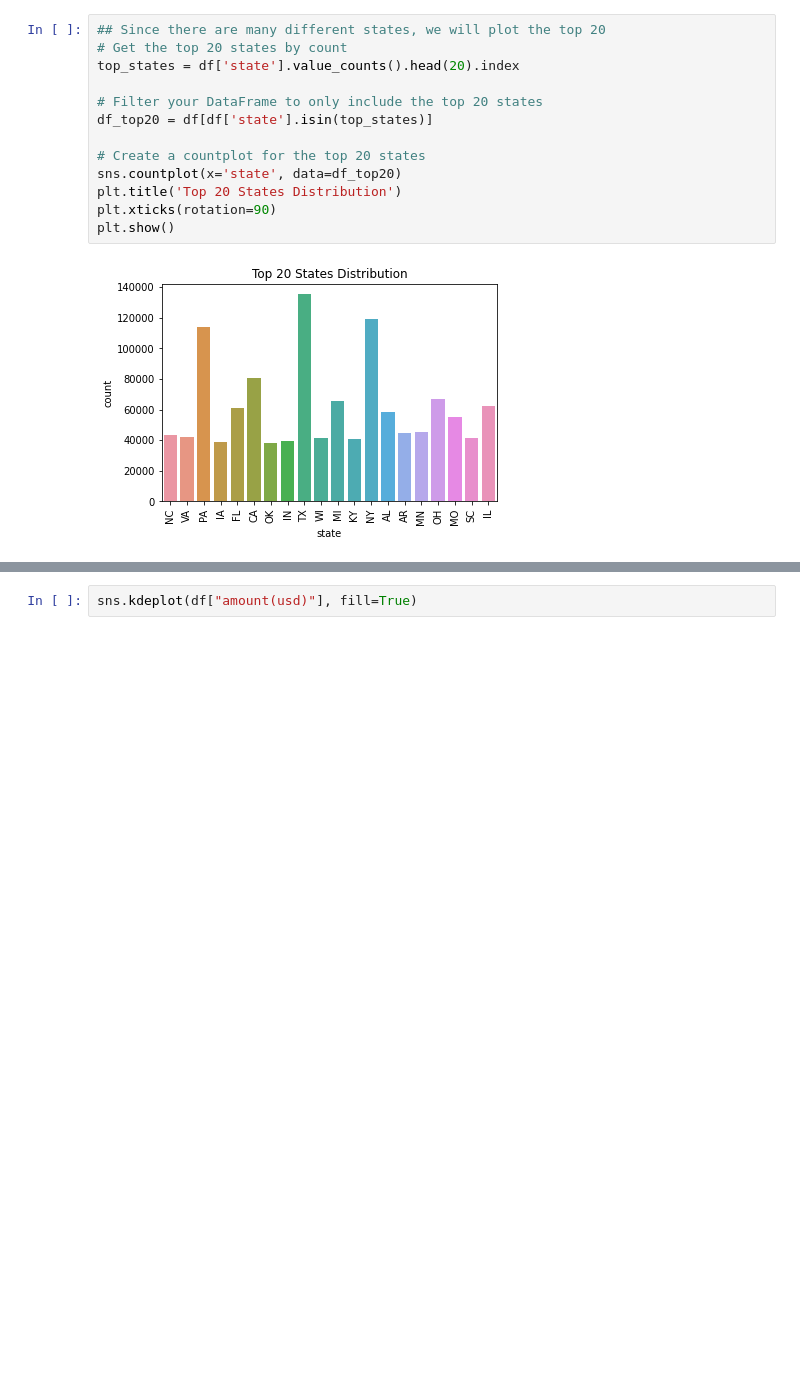
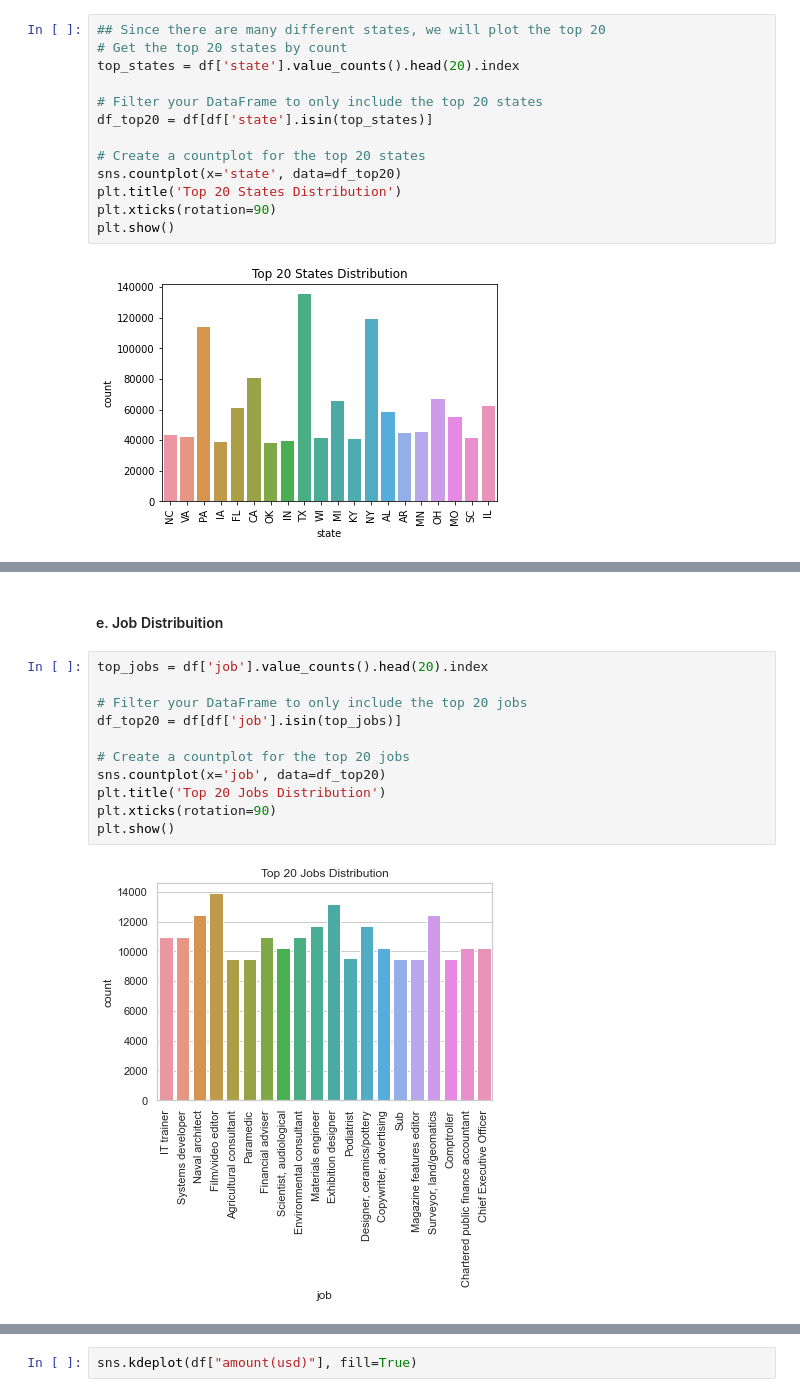
Before and after one commit to saxyrinchen/bt4012_project, a Jupyter notebook: data_preprocessing.ipynb, the cells around one changed output, grey strips where cells are left out. Cells and saved outputs as stored; diff of their text form; blank space fills up the shorter version.

```diff
--- a/data_preprocessing.ipynb
+++ b/data_preprocessing.ipynb
@@ -417,3 +414,18 @@ plt.xticks(rotation=90)
 plt.show()
 # %% [output]
 [figure]
+# %% [markdown]
+#### e. Job Distribuition
+# %%
+top_jobs = df['job'].value_counts().head(20).index
+
+# Filter your DataFrame to only include the top 20 jobs
+df_top20 = df[df['job'].isin(top_jobs)]
+
+# Create a countplot for the top 20 jobs
+sns.countplot(x='job', data=df_top20)
+plt.title('Top 20 Jobs Distribution')
+plt.xticks(rotation=90)
+plt.show()
+# %% [output]
+[figure, added]
```
Also changed, not shown: parts of 17 cells of this notebook.
